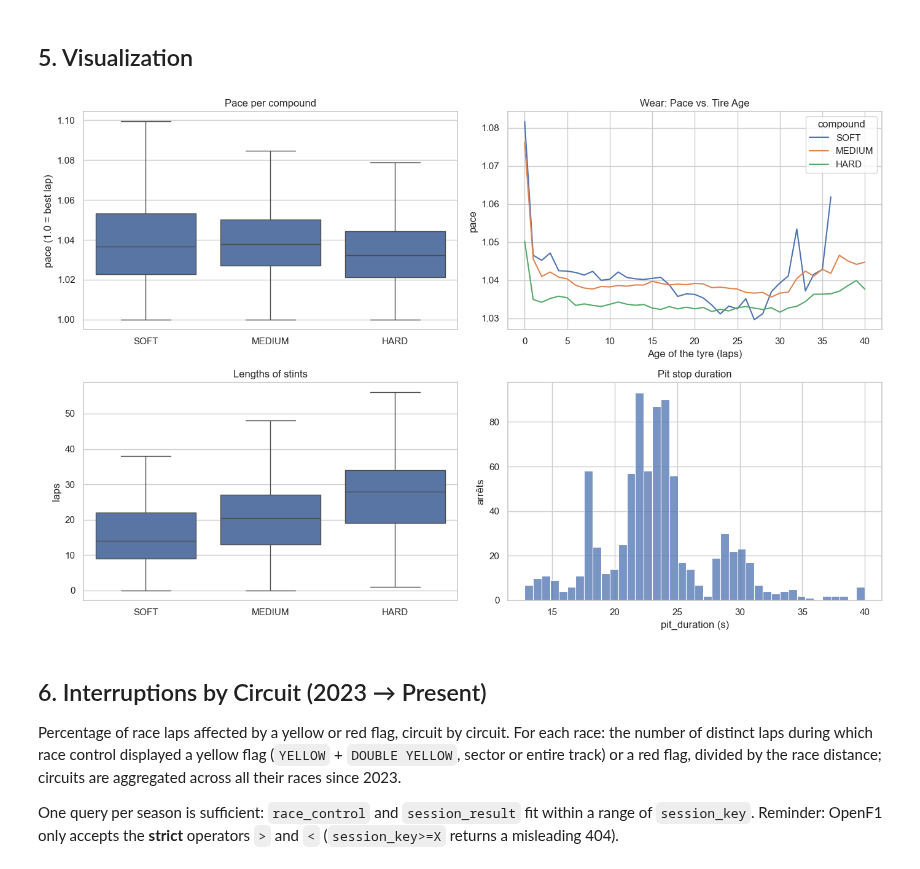
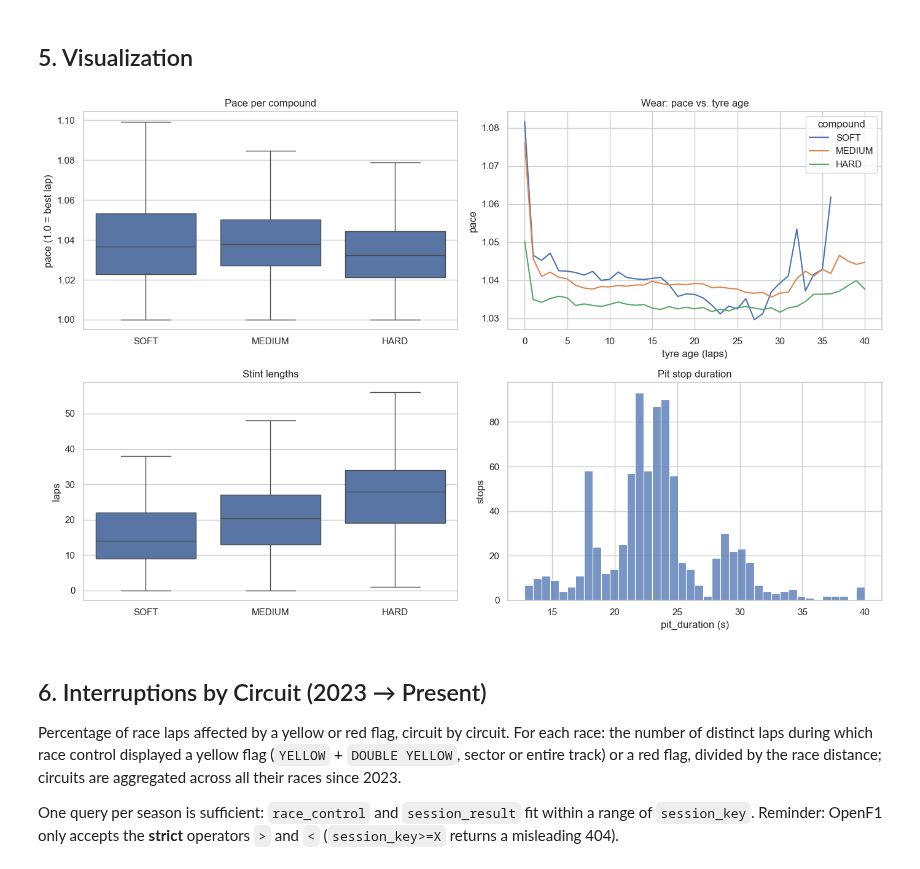
Before and after one commit to NathanLeDev/formula1-stint-optimizer, a Jupyter notebook: app/data-viz.ipynb, the cells around one changed output. Saved outputs shown, nothing was run; the diff lists cells and outputs as text; code cells hidden in the pictures.

```diff
--- a/app/data-viz.ipynb
+++ b/app/data-viz.ipynb
@@ -30,18 +30,18 @@ CACHE.mkdir(parents=True, exist_ok=True)
 
 def get(endpoint, force=False, **params):
     """GET OpenF1 with a disk-based cache and a retry on 429 (rate-limited API)."""
-    cle = "_".join(f"{k}={v}" for k, v in sorted(params.items()))
-    path = CACHE / f"{endpoint}_{hashlib.md5(cle.encode()).hexdigest()[:10]}.parquet"
+    key = "_".join(f"{k}={v}" for k, v in sorted(params.items()))
+    path = CACHE / f"{endpoint}_{hashlib.md5(key.encode()).hexdigest()[:10]}.parquet"
     if path.exists() and not force:
         return pd.read_parquet(path)
 
-    for essai in range(6):
+    for attempt in range(6):
         r = requests.get(f"{BASE}/{endpoint}", params=params, timeout=60)
         if r.status_code != 429:
             break
-        time.sleep(float(r.headers.get("Retry-After", 2 ** essai)))
+        time.sleep(float(r.headers.get("Retry-After", 2 ** attempt)))
     else:
-        raise RuntimeError(f"429 persistant sur {endpoint} {params}")
+        raise RuntimeError(f"persistent 429 on {endpoint} {params}")
 
     time.sleep(0.5)
     if r.status_code == 404:
@@ -53,7 +53,7 @@ def get(endpoint, force=False, **params):
         if not df.empty:
             df.to_parquet(path, index=False)
     except Exception:
-        print(f"cache impossible pour {endpoint} {params}")
+        print(f"cannot cache {endpoint} {params}")
     return df
 # %% [markdown]
 ## 2. Loading
@@ -193,10 +193,10 @@ laps = (laps.merge(stints, on=["session_key", "driver_number"])
 laps["tyre_age"] = laps["tyre_age_at_start"] + laps["lap_number"] - laps["lap_start"]
 n_laps = len(laps)
 
-entrees_pit = set(map(tuple, pit[["session_key", "driver_number", "lap_number"]].values))
-cle = list(map(tuple, laps[["session_key", "driver_number", "lap_number"]].values))
+pit_entries = set(map(tuple, pit[["session_key", "driver_number", "lap_number"]].values))
+lap_keys = list(map(tuple, laps[["session_key", "driver_number", "lap_number"]].values))
 laps = laps[laps["lap_duration"].notna() & ~laps["is_pit_out_lap"]
-              & ~pd.Series(cle, index=laps.index).isin(entrees_pit)]
+              & ~pd.Series(lap_keys, index=laps.index).isin(pit_entries)]
 
 laps["pace"] = laps["lap_duration"] / laps.groupby("session_key")["lap_duration"].transform("min")
 laps = laps[laps["pace"] <= 1.10]
@@ -214,28 +214,28 @@ Name: count, dtype: int64
 # %% [markdown]
 ## 5. Visualization
 # %%
-secs = ["SOFT", "MEDIUM", "HARD"]
+compounds = ["SOFT", "MEDIUM", "HARD"]
 fig, axes = plt.subplots(2, 2, figsize=(14, 9))
 
-sns.boxplot(data=laps[laps.compound.isin(secs)], x="compound", y="pace",
-            order=secs, ax=axes[0, 0], showfliers=False)
+sns.boxplot(data=laps[laps.compound.isin(compounds)], x="compound", y="pace",
+            order=compounds, ax=axes[0, 0], showfliers=False)
 axes[0, 0].set(title="Pace per compound", xlabel="", ylabel="pace (1.0 = best lap)")
 
-sns.lineplot(data=laps[laps.compound.isin(secs) & (laps.tyre_age <= 40)],
-             x="tyre_age", y="pace", hue="compound", hue_order=secs, errorbar=None, ax=axes[0, 1])
-axes[0, 1].set(title="Wear: Pace vs. Tire Age", xlabel="Age of the tyre (laps)", ylabel="pace")
+sns.lineplot(data=laps[laps.compound.isin(compounds) & (laps.tyre_age <= 40)],
+             x="tyre_age", y="pace", hue="compound", hue_order=compounds, errorbar=None, ax=axes[0, 1])
+axes[0, 1].set(title="Wear: pace vs. tyre age", xlabel="tyre age (laps)", ylabel="pace")
 
-length = stints.assign(n_laps=stints.lap_end - stints.lap_start + 1)
-sns.boxplot(data=length[length.compound.isin(secs)], x="compound", y="n_laps",
-            order=secs, ax=axes[1, 0], showfliers=False)
-axes[1, 0].set(title="Lengths of stints", xlabel="", ylabel="laps")
+stint_len = stints.assign(n_laps=stints.lap_end - stints.lap_start + 1)
+sns.boxplot(data=stint_len[stint_len.compound.isin(compounds)], x="compound", y="n_laps",
+            order=compounds, ax=axes[1, 0], showfliers=False)
+axes[1, 0].set(title="Stint lengths", xlabel="", ylabel="laps")
 
 sns.histplot(pit["pit_duration"].clip(upper=40), bins=40, ax=axes[1, 1])
-axes[1, 1].set(title="Pit stop duration", xlabel="pit_duration (s)", ylabel="arrêts")
+axes[1, 1].set(title="Pit stop duration", xlabel="pit_duration (s)", ylabel="stops")
 
 fig.tight_layout()
 # %% [output]
-[figure, old version]
+[figure, new version]
 # %% [markdown]
 
 ## 6. Interruptions by Circuit (2023 → Present)
```
Also changed, not shown: parts of 10 cells of this notebook.
